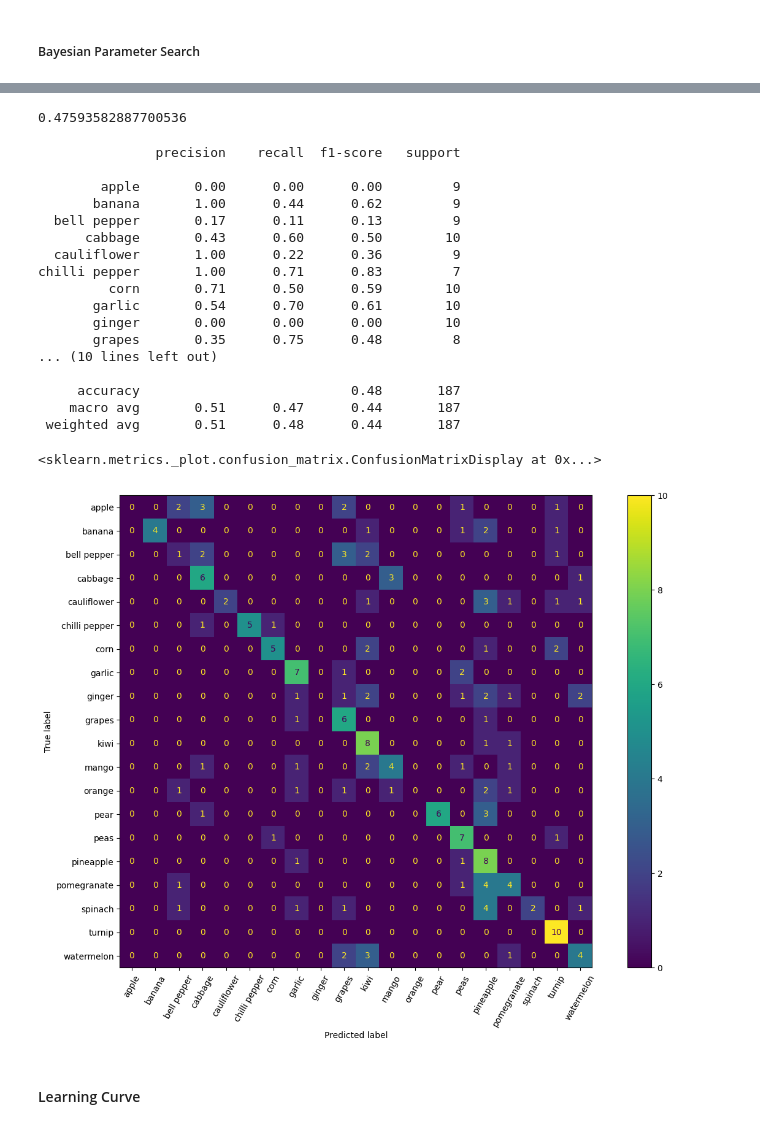
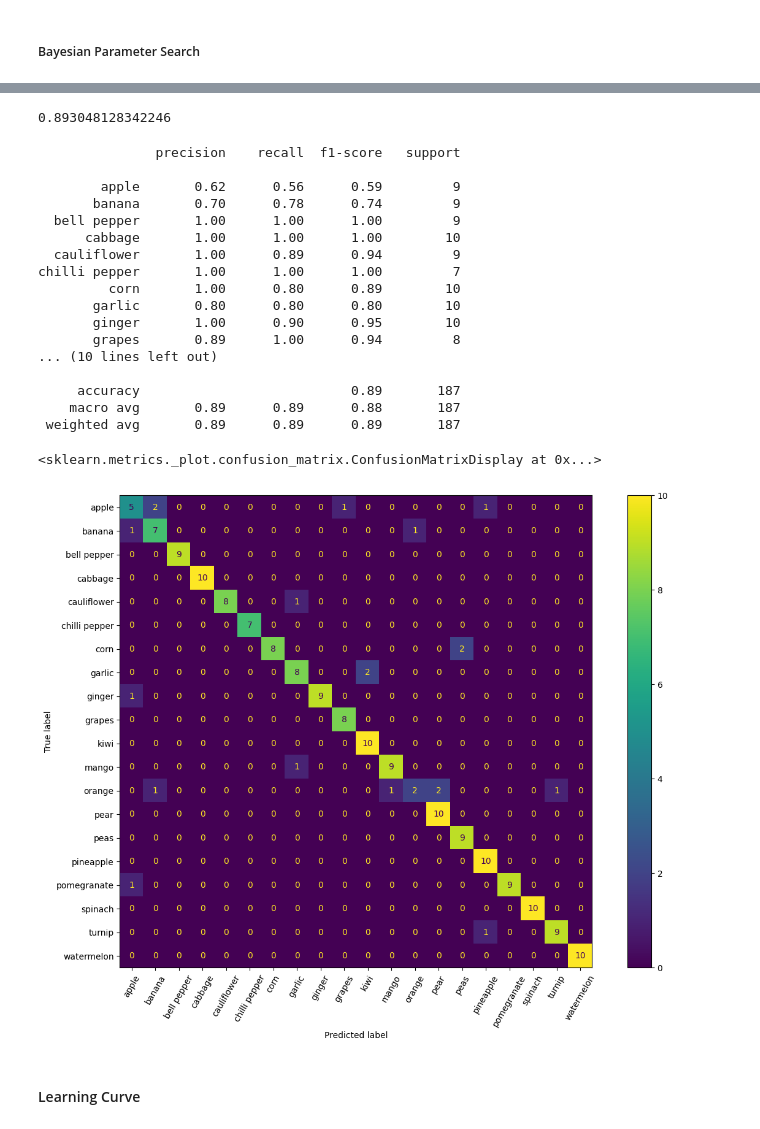
Before and after one commit to vrvenkatesh/w281-summer-2023-project-computer-vision, a Jupyter notebook: logistic_regression_Luminance_features.ipynb, the cells around one changed output, grey strips where cells are left out. Saved outputs shown, nothing was run; the diff lists cells and outputs as text; code cells hidden in the pictures.

```diff
--- a/logistic_regression_Luminance_features.ipynb
+++ b/logistic_regression_Luminance_features.ipynb
@@ -139,12 +139,13 @@ train_hue_features.csv        train_sobel_x_features.csv
 train_laplacian_features.csv  train_sobel_y_features.csv
 train_luminance_features.csv
 # %%
-train_hue = pd.read_csv(modeling_datasets+'train/train_hue_features.csv')
-validation_hue = pd.read_csv(modeling_datasets+'validation/validation_hue_features.csv')
-test_hue = pd.read_csv(modeling_datasets+'test/test_hue_features.csv')
+train_luminance = pd.read_csv(modeling_datasets+'train/train_luminance_features.csv')
+validation_luminance = pd.read_csv(modeling_datasets+'validation/validation_luminance_features.csv')
+test_luminance = pd.read_csv(modeling_datasets+'test/test_luminance_features.csv')
 
-validation_hue = validation_hue.drop('Unnamed: 0', axis=1)
-test_hue = test_hue.drop('Unnamed: 0', axis=1)
+train_luminance = train_luminance.drop('Unnamed: 0', axis=1)
+validation_luminance = validation_luminance.drop('Unnamed: 0', axis=1)
+test_luminance = test_luminance.drop('Unnamed: 0', axis=1)
 
 # full_train = pd.concat([train_hue, validation_hue], axis=0)
 # full_train = full_train.reset_index().drop(['Unnamed: 0', 'index'], axis=1)
@@ -288,44 +290,43 @@ KeyboardInterrupt: ignored
 # %%
-params = {'C': 2.35920464457673,
+params = {'C': 0.1716473566499645,
           'fit_intercept': True,
-          'max_iter': 596,
           'solver': 'lbfgs',
-          'tol': 3.1488465609992565e-05,
-          'warm_start': False}
+          'tol': 4.337865325294725e-05,
+          'warm_start': True}
 
-hog_model = LogisticRegression(**params, n_jobs=-1)
-hog_model.fit(full_train.iloc[:,0:-1], full_train['label'])
+luminance_model = LogisticRegression(**params, n_jobs=-1)
+luminance_model.fit(train_luminance.iloc[:,0:-1], train_luminance['label'])
 
-y_pred = hog_model.predict(test_hog.iloc[:,0:-1])
+y_pred = luminance_model.predict(test_luminance.iloc[:,0:-1])
 # %%
-accuracy_score(test_hog['label'], y_pred)
+accuracy_score(test_luminance['label'], y_pred)
 # %% [output]
-0.47593582887700536
+0.893048128342246
 # %%
-print(classification_report(test_hog['label'], y_pred))
+print(classification_report(test_luminance['label'], y_pred))
 # %% [output]
                precision    recall  f1-score   support
 
-        apple       0.00      0.00      0.00         9
-       banana       1.00      0.44      0.62         9
-  bell pepper       0.17      0.11      0.13         9
-      cabbage       0.43      0.60      0.50        10
-  cauliflower       1.00      0.22      0.36         9
-chilli pepper       1.00      0.71      0.83         7
-         corn       0.71      0.50      0.59        10
-       garlic       0.54      0.70      0.61        10
-       ginger       0.00      0.00      0.00        10
-       grapes       0.35      0.75      0.48         8
+        apple       0.62      0.56      0.59         9
+       banana       0.70      0.78      0.74         9
+  bell pepper       1.00      1.00      1.00         9
+      cabbage       1.00      1.00      1.00        10
+  cauliflower       1.00      0.89      0.94         9
+chilli pepper       1.00      1.00      1.00         7
+         corn       1.00      0.80      0.89        10
+       garlic       0.80      0.80      0.80        10
+       ginger       1.00      0.90      0.95        10
+       grapes       0.89      1.00      0.94         8
 ... (10 lines left out)
 
-     accuracy                           0.48       187
-    macro avg       0.51      0.47      0.44       187
- weighted avg       0.51      0.48      0.44       187
+     accuracy                           0.89       187
+    macro avg       0.89      0.89      0.88       187
+ weighted avg       0.89      0.89      0.89       187
 # %%
 fig, ax = plt.subplots(figsize=(15,10))
-ConfusionMatrixDisplay.from_predictions(test_hog['label'], y_pred, xticks_rotation=60, ax=ax)
+ConfusionMatrixDisplay.from_predictions(test_luminance['label'], y_pred, xticks_rotation=60, ax=ax)
 # %% [output]
 <sklearn.metrics._plot.confusion_matrix.ConfusionMatrixDisplay at 0x...>
-[figure, old version]
+[figure, new version]
 # %% [markdown]
 #### Learning Curve
```
Also changed, not shown: parts of 4 cells of this notebook.
